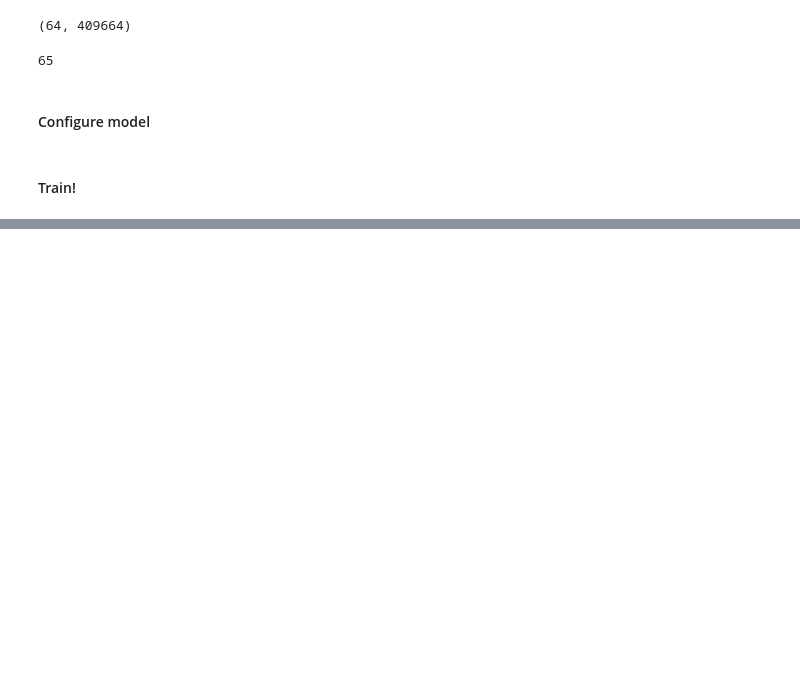
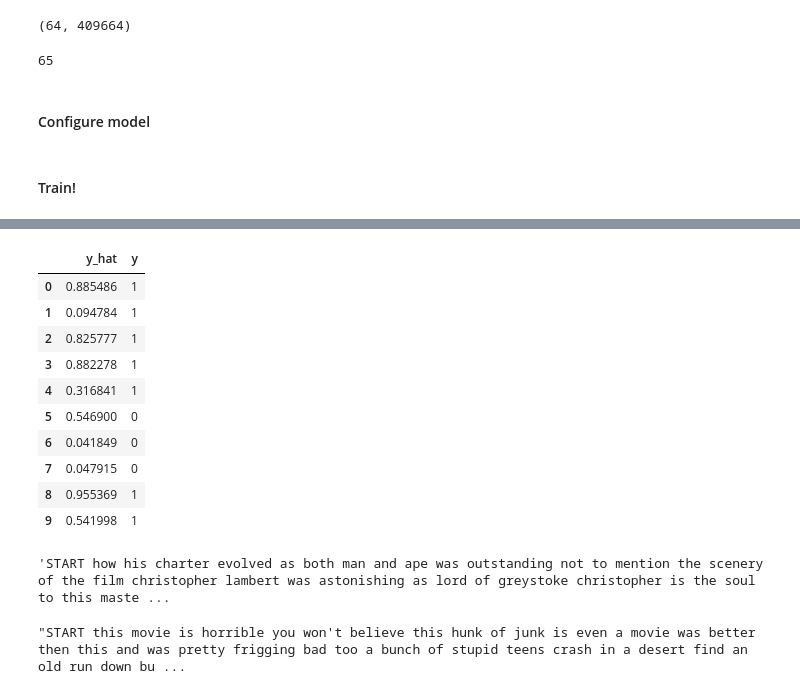
Before and after one commit to the-deep-learners/TensorFlow-LiveLessons, a Jupyter notebook: notebooks/dense_sentiment_classifier.ipynb, the cells around one changed output, grey strips where cells are left out. Cells and saved outputs as stored; diff of their text form; code cells hidden in the pictures; blank space fills up the shorter version.

```diff
--- a/notebooks/dense_sentiment_classifier.ipynb
+++ b/notebooks/dense_sentiment_classifier.ipynb
@@ -247,0 +285,28 @@ Epoch 4/4
+# %%
+float_y_hat = []
+for y in y_hat:
+    float_y_hat.append(y[0])
+# %%
+ydf = pd.DataFrame(list(zip(float_y_hat, y_valid)), columns=['y_hat', 'y'])
+# %%
+ydf.head(10)
+# %% [output]
+|  | y_hat | y |
+| 0 | 0.885486 | 1 |
+| 1 | 0.094784 | 1 |
+| 2 | 0.825777 | 1 |
+| 3 | 0.882278 | 1 |
+| 4 | 0.316841 | 1 |
+| 5 | 0.546900 | 0 |
+| 6 | 0.041849 | 0 |
+| 7 | 0.047915 | 0 |
+| 8 | 0.955369 | 1 |
+| 9 | 0.541998 | 1 |
+# %%
+' '.join(index_word[id] for id in all_x_valid[0])
+# %% [output]
+'START how his charter evolved as both man and ape was outstanding not to mention the scenery of the film christopher lambert was astonishing as lord of greystoke christopher is the soul to this maste ...
+# %%
+' '.join(index_word[id] for id in all_x_valid[6])
+# %% [output]
+"START this movie is horrible you won't believe this hunk of junk is even a movie was better then this and was pretty frigging bad too a bunch of stupid teens crash in a desert find an old run down bu ...
```
Also changed, not shown: parts of 17 cells of this notebook, 5 other files.
